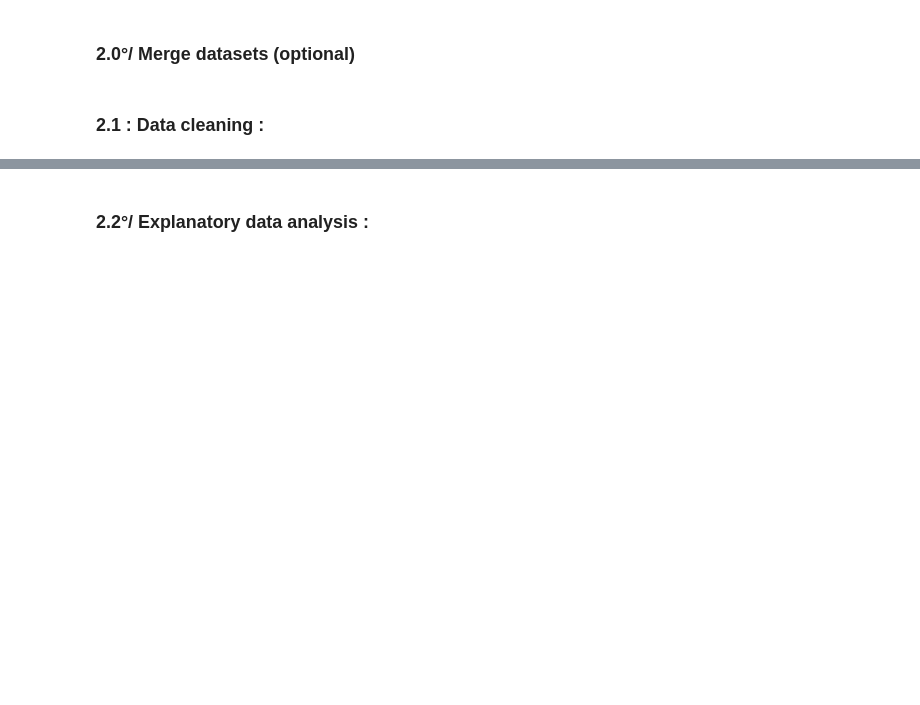
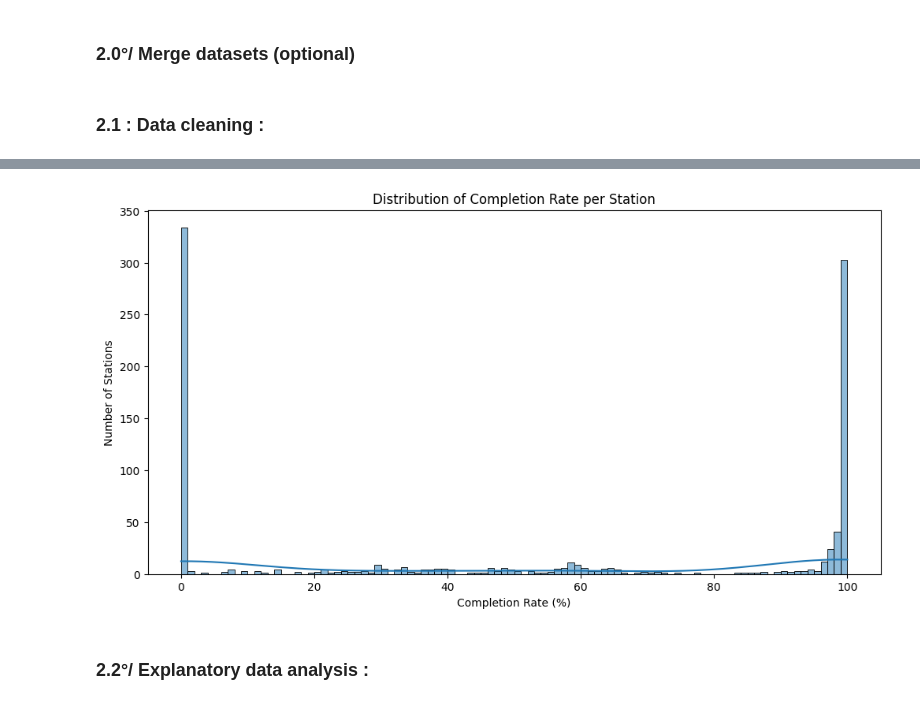
Before and after one commit to Nohalito/Weather-prediction, a Jupyter notebook: Predictive methods notebook.ipynb, the cells around one changed output, grey strips where cells are left out. Drawn from its saved outputs; the diff is of its cells as text; code cells hidden in the pictures; blank space fills up the shorter version.

```diff
--- a/Predictive methods notebook.ipynb
+++ b/Predictive methods notebook.ipynb
@@ -475,3 +461,14 @@ print(len(bad))
+# %%
+# Display the distribution of completion rate per station
+completion_rate = df.groupby('NUM_POSTE')['TM'].apply(lambda x: x.notnull().mean() * 100)
+plt.figure(figsize=(12, 6))
+sns.histplot(completion_rate, bins=100, kde=True)
+plt.title('Distribution of Completion Rate per Station')
+plt.xlabel('Completion Rate (%)')
+plt.ylabel('Number of Stations')
+plt.show()
+# %% [output]
+[figure, added]
 # %% [markdown]
 ### 2.2°/ Explanatory data analysis :
 # %% [markdown]
```
Also changed, not shown: parts of 9 cells of this notebook.
